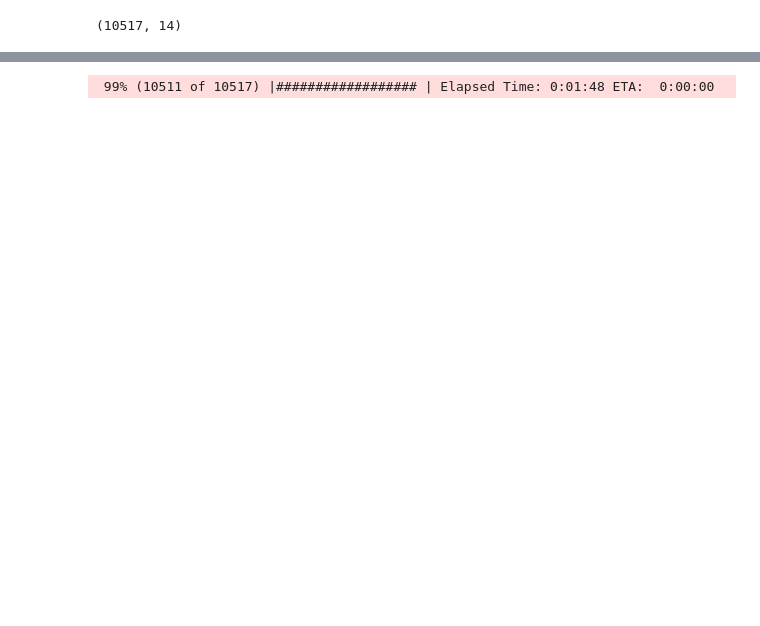
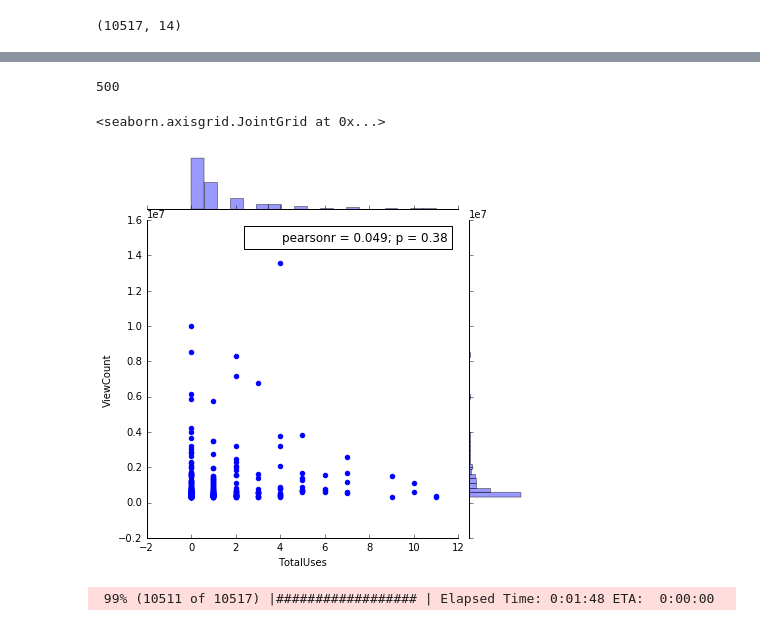
Before and after one commit to allenwang28/YouTube-Virality-Predictor, a Jupyter notebook: notebooks/Data Exploration (Draft).ipynb, the cells around one changed output, grey strips where cells are left out. Cells and saved outputs as stored; diff of their text form; code cells hidden in the pictures; blank space fills up the shorter version.

```diff
--- a/notebooks/Data Exploration (Draft).ipynb
+++ b/notebooks/Data Exploration (Draft).ipynb
@@ -40,6 +40,10 @@ def tokenize(s):
 def num_tokens_in_str(s):
     s = tokenize(s)
     return len(s)
+
+def top_k_percentile_views_mask(df, k):
+    top_k_percent = df['ViewCount'].nlargest(int(df.shape[0] * (k / 100.))).iloc[-1]
+    return df['ViewCount'] > top_k_percent
 # %%
 from sklearn.feature_extraction.text import TfidfVectorizer
 
@@ -126,0 +149,9 @@ df_t.head()
+# %%
+k = 15
+top_k_mask = top_k_percentile_views_mask(df, k)
+
+for new_column in new_columns:
+    top_k_used = (df_t[top_k_mask][new_column] > 0).sum() / (float(df_t[top_k_mask].shape[0]))
+    total_used = (df_t[new_column] > 0).sum() / float(df_t.shape[0])
+    print ("In top {0} percentile, {1}% used {2}".format(k, top_k_used, new_column))
+    print ("In total, {0}% used a {1}".format(total_used, new_column))
@@ -127,3 +183,12 @@ df_t.head()
+# %%
+(df_t[top_k_mask]['TotalUses'] > 0).sum()
+# %% [output]
+500
+# %%
+sns.jointplot(df_t[top_k_mask]['TotalUses'], df_t[top_k_mask]['ViewCount'])
+# %% [output]
+<seaborn.axisgrid.JointGrid at 0x...>
+[figure, added]
 # %%
 df = GetTopKImportantWords(df, 3, showprogress=True)
 # %% [output]
```
Also changed, not shown: parts of 5 cells of this notebook, 6 other files.
